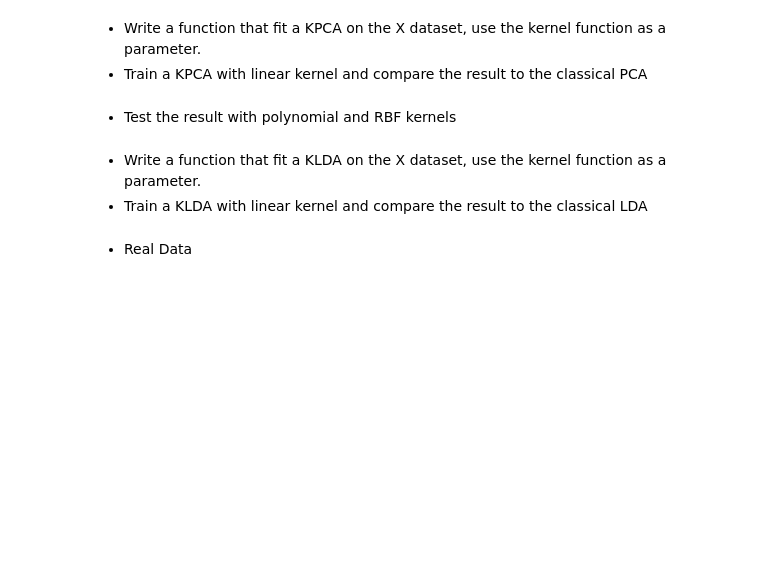
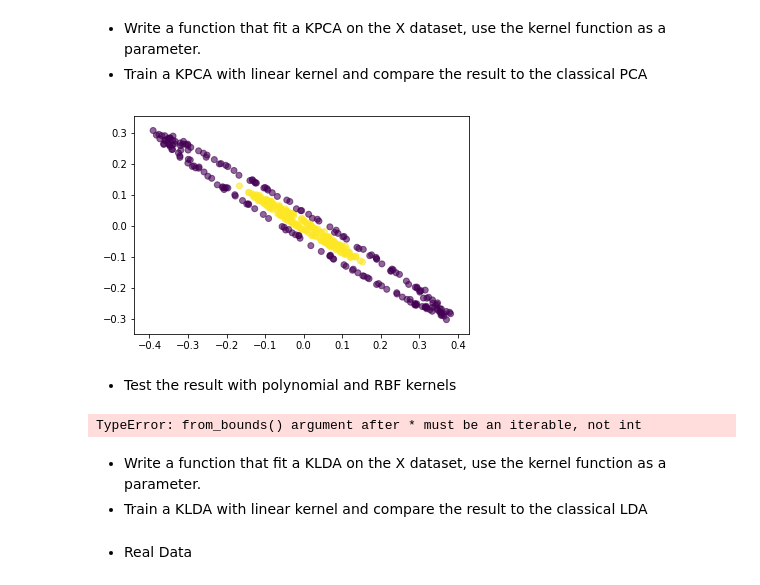
Before and after one commit to wint3ria/discriminative-methods, a Jupyter notebook: TP05/klda.ipynb, the cells around one changed output. Cells and saved outputs as stored; diff of their text form; code cells hidden in the pictures; blank space fills up the shorter version.

```diff
--- a/TP05/klda.ipynb
+++ b/TP05/klda.ipynb
@@ -18,5 +23,33 @@ X, y = make_circles(n_samples=400, factor=.3, noise=.05)
 # %% [markdown]
 - Write a function that fit a KPCA on the X dataset, use the kernel function as a parameter.
 - Train a KPCA with linear kernel and compare the result to the classical PCA
+# %%
+def gram(X1, X2=None, kernel=None):
+    kernel = kernel or (lambda x1, x2: x1.T @ x2)
+    X2 = X2 or X1
+    M = np.zeros((X1.shape[0], X2.shape[0]))
+    for i in range(M.shape[0]):
+        for j in range(M.shape[1]):
+            M[i, j] = kernel(X1[i, :], X2[j, :])
+    return M
+# %%
+def KPCA(X, kernel=None):
+    M = gram(X, kernel=kernel)
+    N = X.shape[0]
+    Mc = (np.eye(N) - 1 / N * np.ones((N, N))) * M * (np.eye(N) - 1 / N * np.ones((N, N)))
+    lam, u = np.linalg.eigh(Mc)
+    lam = lam[::-1]
+    u = u[::-1] / np.sqrt(lam)
+    plt.show()
+    A = M - (1 / N) * np.ones((N, N)) * M
+    A = A - (1 / N) * M * np.ones((N, 1))
+    A = A + (1 / (N ** 2)) * np.ones((N, N)) * M * np.ones((N, 1))
+    return A
+# %%
+A = KPCA(X)
+plt.scatter(A[0, :], A[1, :], c=y, alpha=0.6)
+plt.show()
+# %% [output]
+[figure, added]
 # %% [markdown]
 - Test the result with polynomial and RBF kernels
@@ -23,3 +59,15 @@ X, y = make_circles(n_samples=400, factor=.3, noise=.05)
+# %%
+from sklearn.linear_model import LogisticRegression
+reg = LogisticRegression()
+A = KPCA(X, kernel=RBF_kernel)
+reg.fit(A, y)
+yhat = reg.predict(A)
+for i in range(4):
+    plt.figure(400,400)
+    plt.scatter(A[i, :], A[i + 1, :], A[i + 2, :] * 10, c=yhat, alpha=0.6)
+    plt.show()
+# %% [output]
+TypeError: from_bounds() argument after * must be an iterable, not int
 # %% [markdown]
 - Write a function that fit a KLDA on the X dataset, use the kernel function as a parameter.
 - Train a KLDA with linear kernel and compare the result to the classical LDA
```
Also changed, not shown: parts of 3 cells of this notebook.
